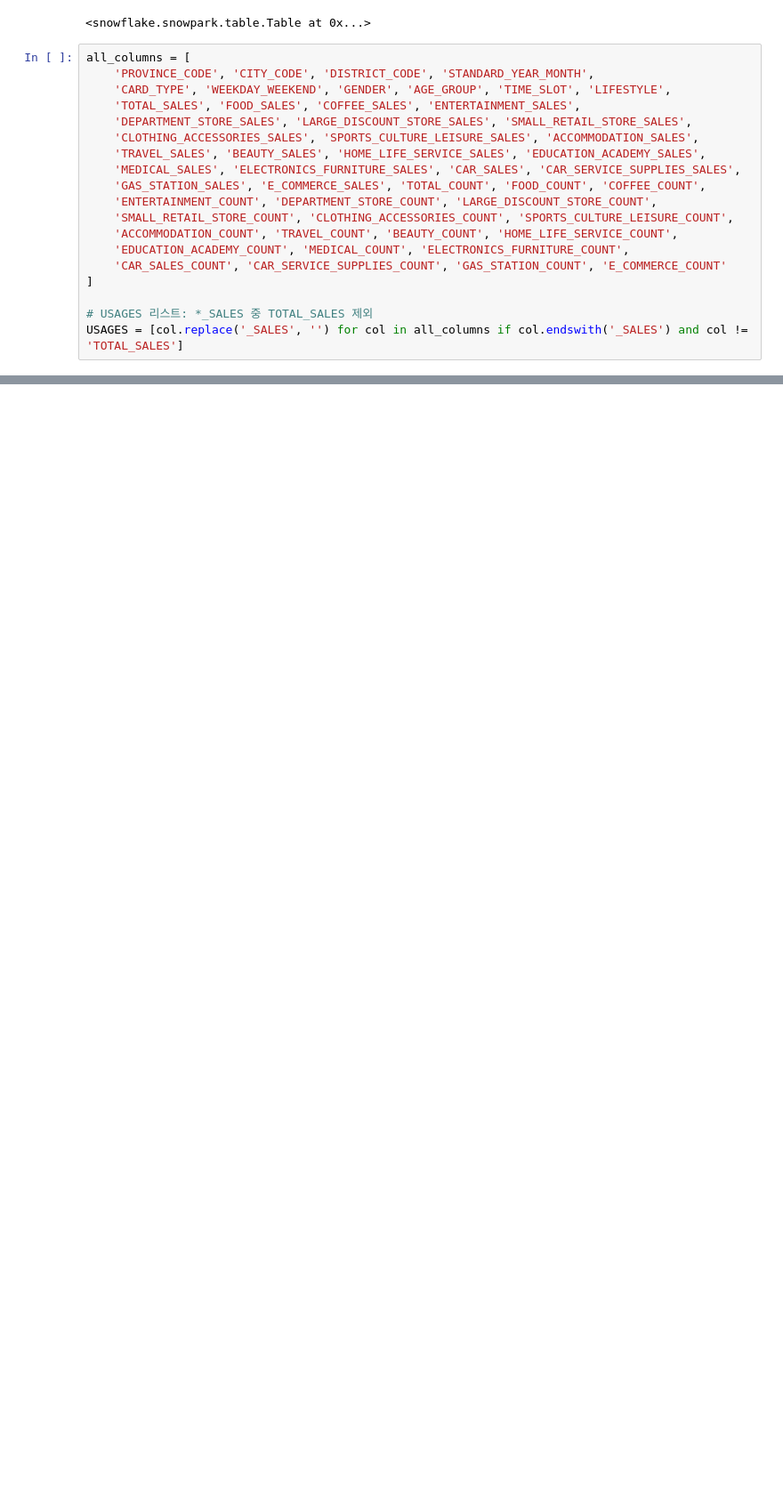
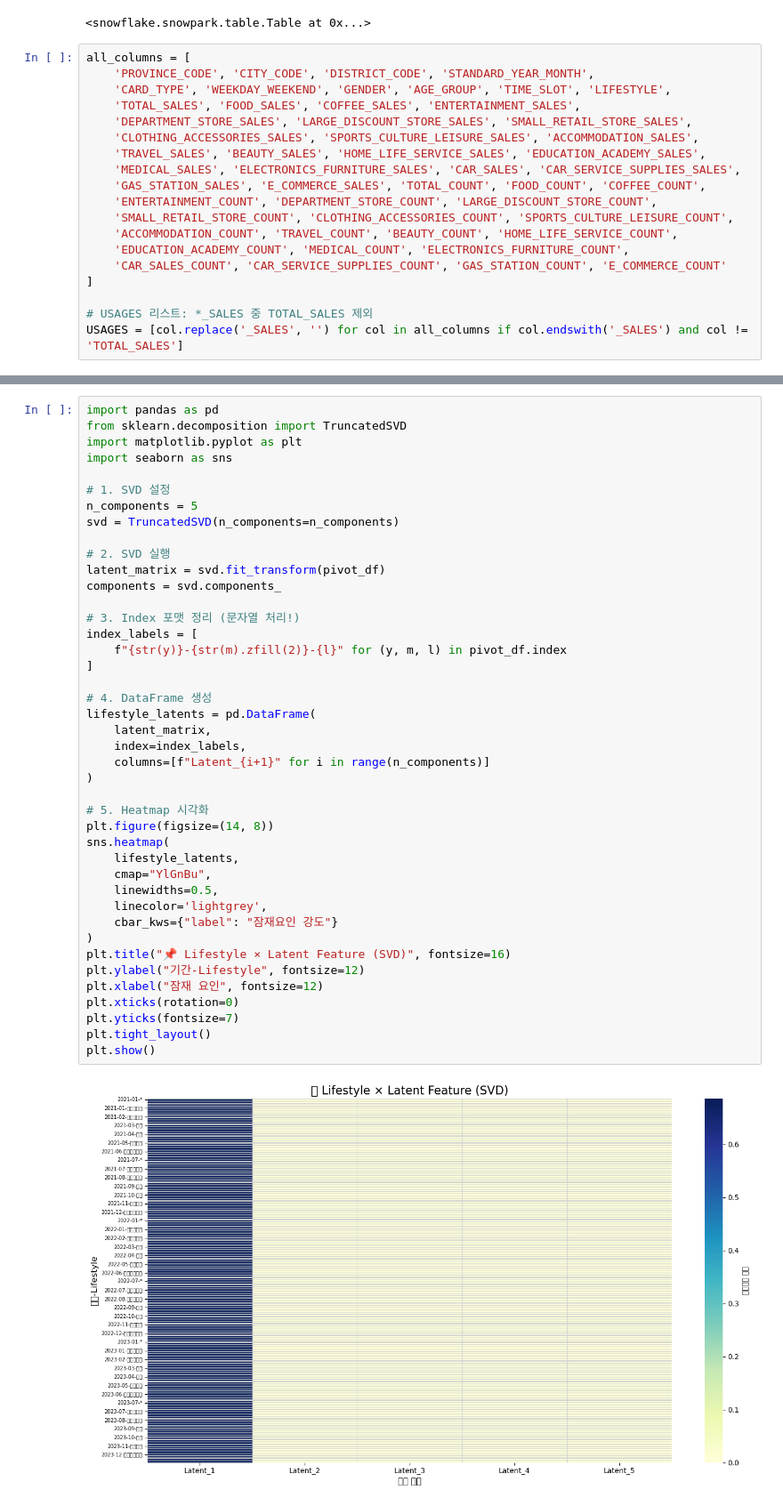
Before and after one commit to Soojin0501/HACKATHON_SnowflakeXStreamlit, a Jupyter notebook: CARBON_WALLET.ipynb, the cells around one changed output, grey strips where cells are left out. Shown at 89% size. Saved outputs shown, nothing was run; the diff lists cells and outputs as text; blank space fills up the shorter version.

```diff
--- a/CARBON_WALLET.ipynb
+++ b/CARBON_WALLET.ipynb
@@ -598,0 +712,44 @@ LIMIT 20
+# %%
+import pandas as pd
+from sklearn.decomposition import TruncatedSVD
+import matplotlib.pyplot as plt
+import seaborn as sns
+
+# 1. SVD 설정
+n_components = 5
+svd = TruncatedSVD(n_components=n_components)
+
+# 2. SVD 실행
+latent_matrix = svd.fit_transform(pivot_df)
+components = svd.components_
+
+# 3. Index 포맷 정리 (문자열 처리!)
+index_labels = [
+    f"{str(y)}-{str(m).zfill(2)}-{l}" for (y, m, l) in pivot_df.index
+]
+
+# 4. DataFrame 생성
+lifestyle_latents = pd.DataFrame(
+    latent_matrix,
+    index=index_labels,
+    columns=[f"Latent_{i+1}" for i in range(n_components)]
+)
+
+# 5. Heatmap 시각화
+plt.figure(figsize=(14, 8))
+sns.heatmap(
+    lifestyle_latents,
+    cmap="YlGnBu",
+    linewidths=0.5,
+    linecolor='lightgrey',
+    cbar_kws={"label": "잠재요인 강도"}
+)
+plt.title("📌 Lifestyle × Latent Feature (SVD)", fontsize=16)
+plt.ylabel("기간-Lifestyle", fontsize=12)
+plt.xlabel("잠재 요인", fontsize=12)
+plt.xticks(rotation=0)
+plt.yticks(fontsize=7)
+plt.tight_layout()
+plt.show()
+# %% [output]
+[figure, added]
```
Also changed, not shown: parts of 22 cells of this notebook, 5 other files.
